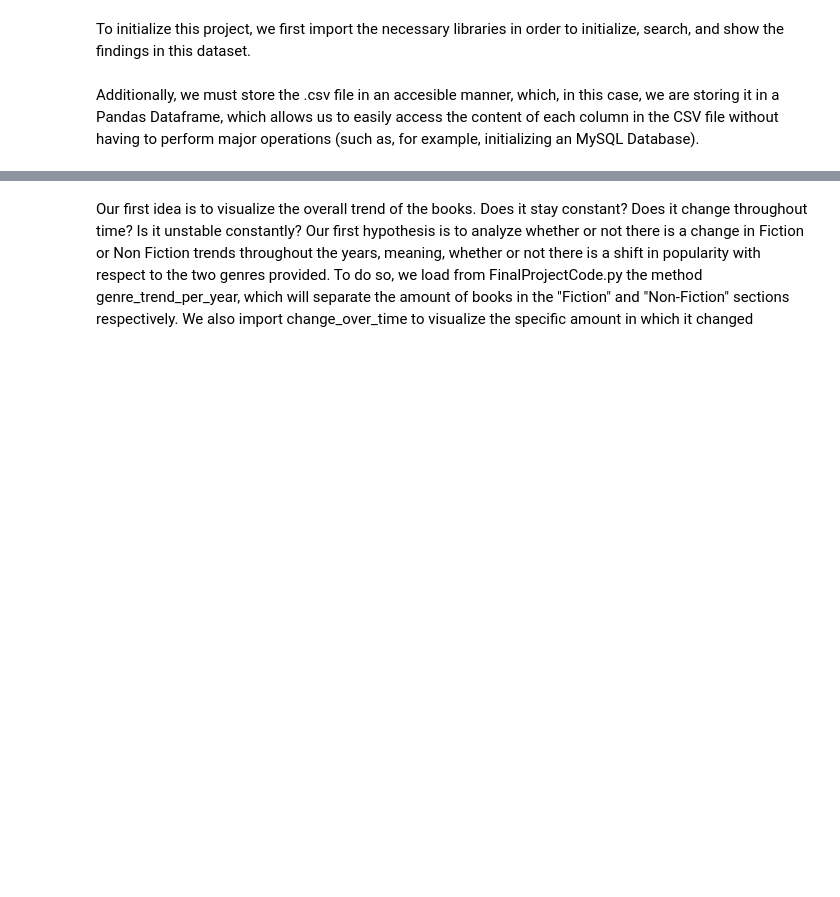
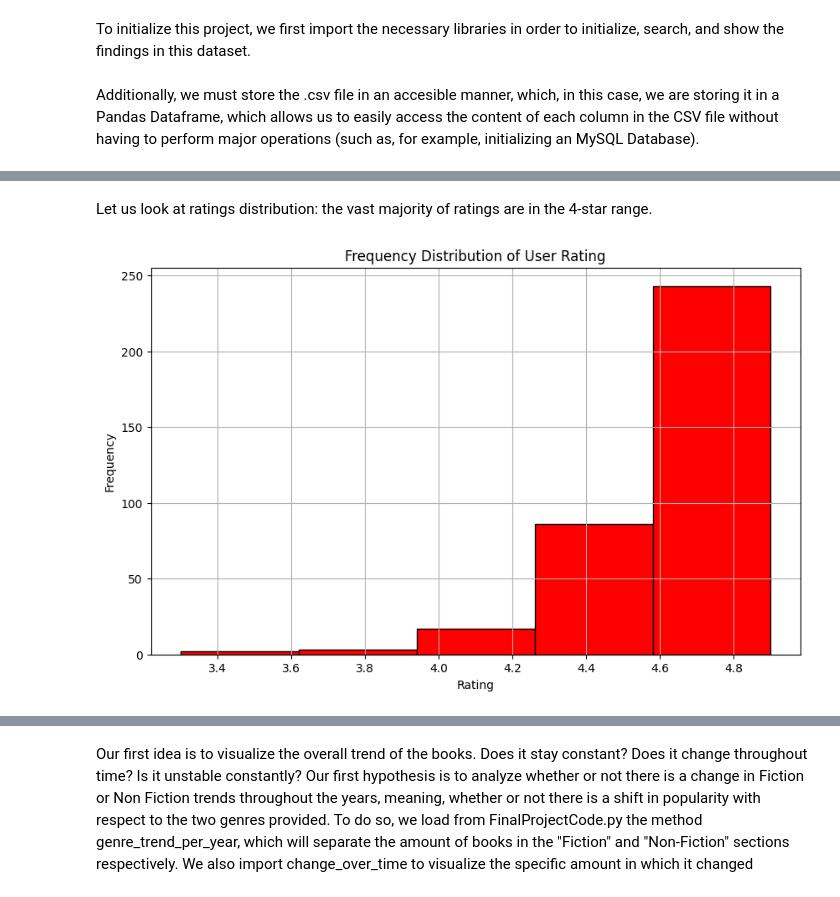
Before and after one commit to Eemkayy/cs210, a Jupyter notebook: FinalProject.ipynb, the cells around one changed output, grey strips where cells are left out. Drawn from its saved outputs; the diff is of its cells as text; code cells hidden in the pictures; blank space fills up the shorter version.

```diff
--- a/FinalProject.ipynb
+++ b/FinalProject.ipynb
@@ -9,0 +26,7 @@ df = pd.read_csv(file_path)
+# %% [markdown]
+Let us look at ratings distribution: the vast majority of ratings are in the 4-star range.
+# %%
+from FinalProjectCode import plot_ratings
+plot_ratings(df)
+# %% [output]
+[figure, added]
```
Also changed, not shown: parts of 35 cells of this notebook, 1 other file.
